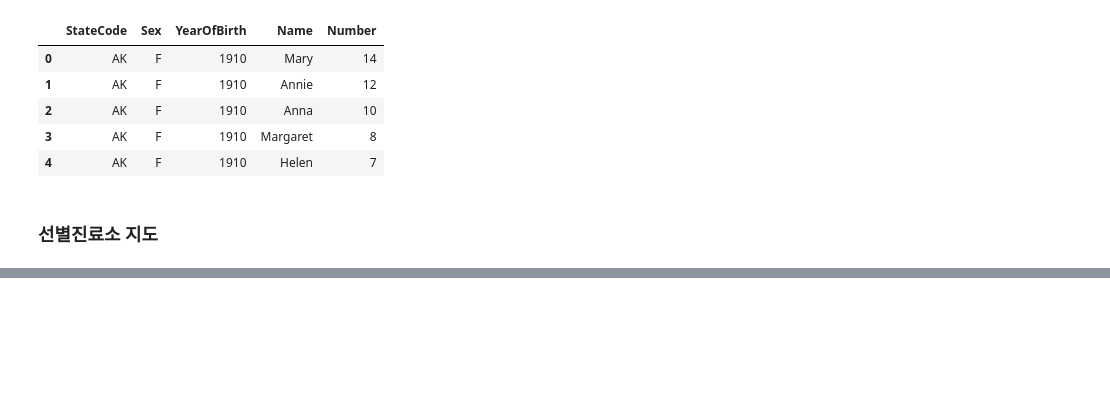
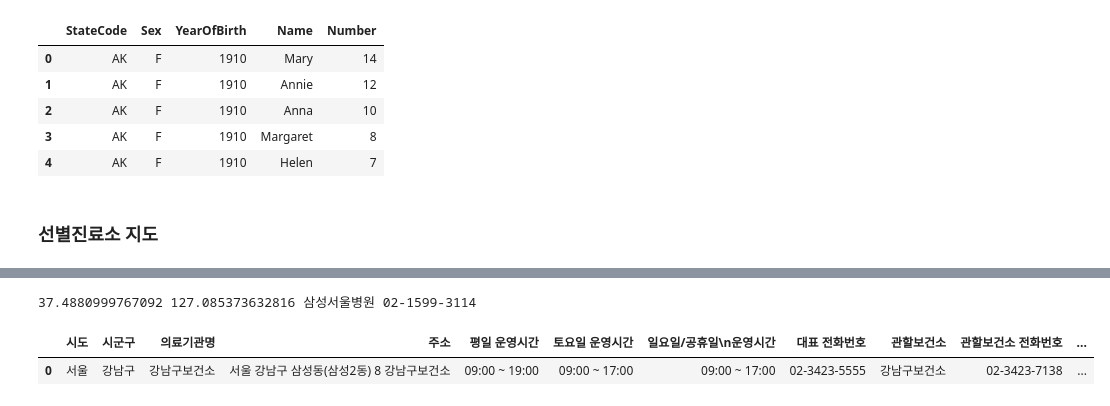
Before and after one commit to ParkSuJeong74/python_DataAnalysis, a Jupyter notebook: Self-Study/Review.ipynb, the cells around one changed output, grey strips where cells are left out. Drawn from its saved outputs; the diff is of its cells as text; code cells hidden in the pictures; blank space fills up the shorter version.

```diff
--- a/Self-Study/Review.ipynb
+++ b/Self-Study/Review.ipynb
@@ -276,3 +276,6 @@ folium.Marker(seoul_station, tooltip="Seoul", popup="Station").add_to(map)
 map
 # %% [output]
 [interactive output not drawn]
+# %%
+raw=pd.read_excel("./data/선별진료소.xlsx")
+raw.info()
@@ -278,0 +300,13 @@ map
+# %%
+lat=raw.loc[1, "y"] # 위도 : 남북
+long=raw.loc[1, "x"] # 경도 : 동서
+name=raw.loc[1, "place_name"]
+call=raw.loc[1, "대표 전화번호"]
+print(lat, long, name, call)
+# %% [output]
+37.4880999767092 127.085373632816 삼성서울병원 02-1599-3114
+# %%
+raw.head(1)
+# %% [output]
+|  | 시도 | 시군구 | 의료기관명 | 주소 | 평일 운영시간 | 토요일 운영시간 | 일요일/공휴일\n운영시간 | 대표 전화번호 | 관할보건소 | 관할보건소 전화번호 | ... |
+| 0 | 서울 | 강남구 | 강남구보건소 | 서울 강남구 삼성동(삼성2동) 8 강남구보건소 | 09:00 ~ 19:00 | 09:00 ~ 17:00 | 09:00 ~ 17:00 | 02-3423-5555 | 강남구보건소 | 02-3423-7138 | ... |
```
Also changed, not shown: parts of 4 cells of this notebook, 57 other files.
